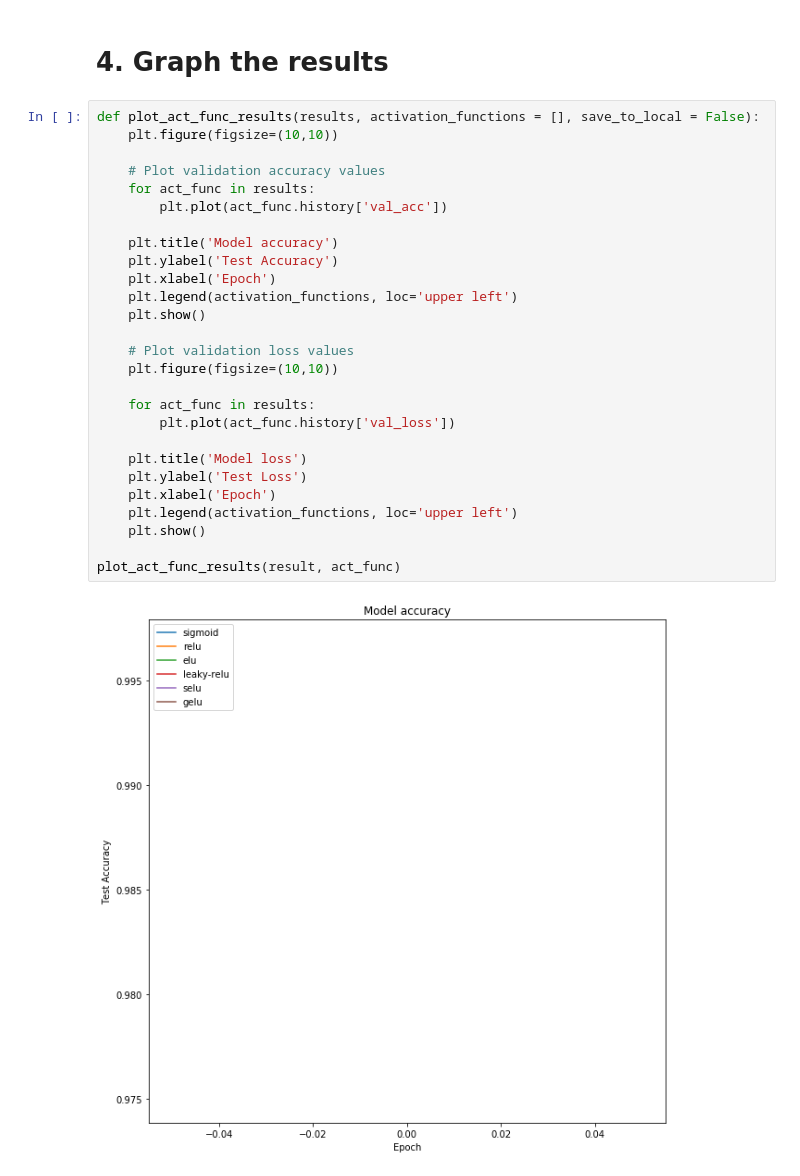
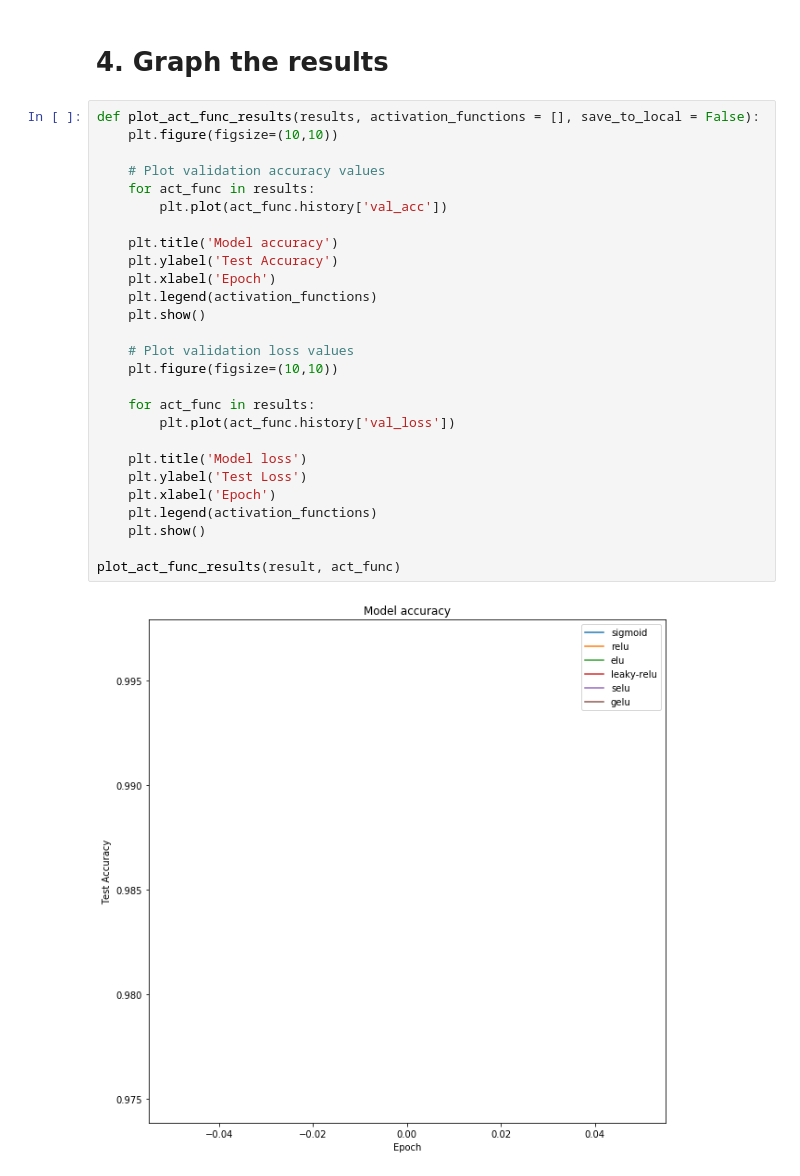
Before and after one commit to casper-hansen/Activation-Functions-Search, a Jupyter notebook: Experiment - Activation Functions.ipynb, the cells around one changed output. Cells and saved outputs as stored; diff of their text form.

Commit message:
Updated plot legend

```diff
--- a/Experiment - Activation Functions.ipynb
+++ b/Experiment - Activation Functions.ipynb
@@ -148,29 +148,29 @@ Epoch 1/1
 # %%
 def plot_act_func_results(results, activation_functions = [], save_to_local = False):
     plt.figure(figsize=(10,10))
 
     # Plot validation accuracy values
     for act_func in results:
         plt.plot(act_func.history['val_acc'])
 
     plt.title('Model accuracy')
     plt.ylabel('Test Accuracy')
     plt.xlabel('Epoch')
-    plt.legend(activation_functions, loc='upper left')
+    plt.legend(activation_functions)
     plt.show()
 
     # Plot validation loss values
     plt.figure(figsize=(10,10))
 
     for act_func in results:
         plt.plot(act_func.history['val_loss'])
 
     plt.title('Model loss')
     plt.ylabel('Test Loss')
     plt.xlabel('Epoch')
-    plt.legend(activation_functions, loc='upper left')
+    plt.legend(activation_functions)
     plt.show()
 
 plot_act_func_results(result, act_func)
 # %% [output]
-[figure, old version]
+[figure, new version]
```
Also changed, not shown: parts of 1 cell of this notebook.
